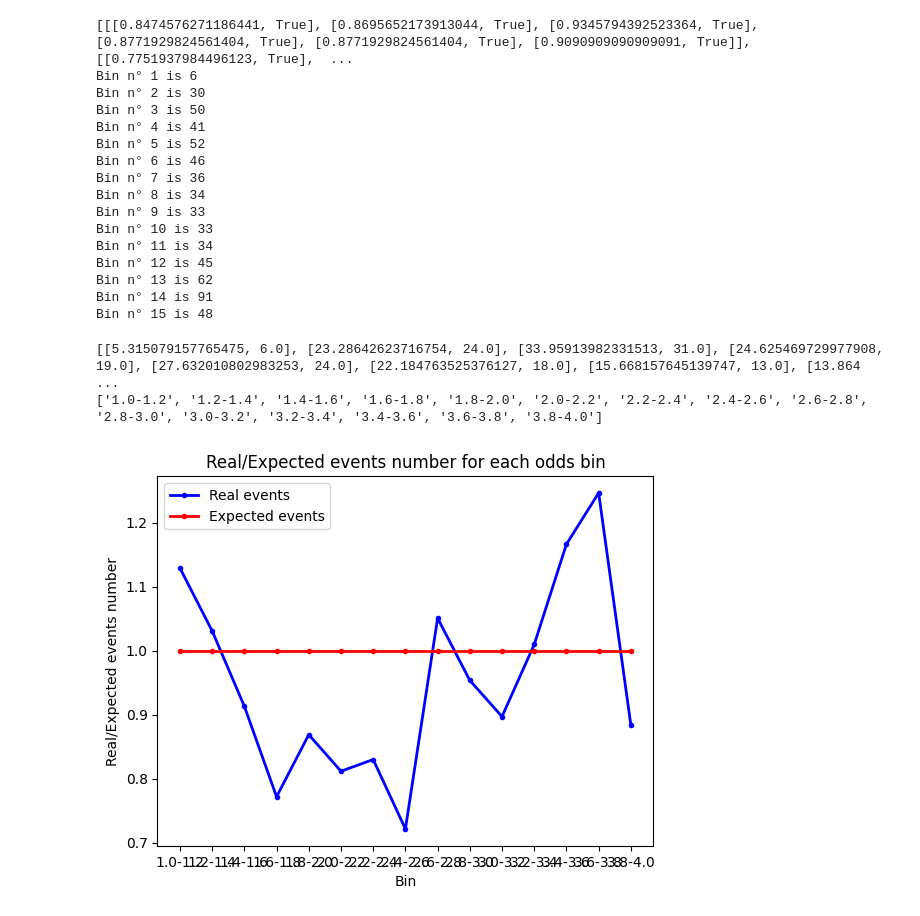
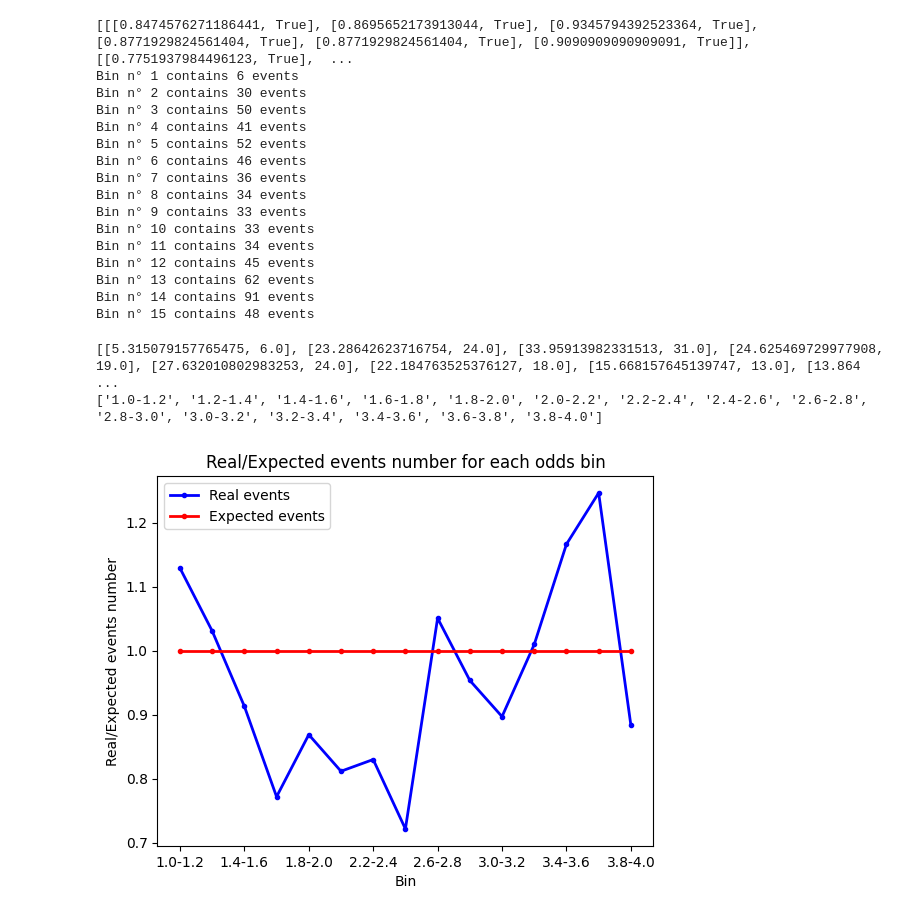
Before and after one commit to tomgiova97/betting-data-analysis, a Jupyter notebook: calc_odds_accuracy.ipynb, the cells around one changed output. Saved outputs shown, nothing was run; the diff lists cells and outputs as text; code cells hidden in the pictures.

```diff
--- a/calc_odds_accuracy.ipynb
+++ b/calc_odds_accuracy.ipynb
@@ -71,29 +74,31 @@ for index, row in filtered_df.iterrows():
     away_win_bin_index = get_bin_index(LOW_ODD_LIMIT, UPP_ODD_LIMIT, ODD_STEP_SIZE, away_win_odd)
     draw_bin_index = get_bin_index(LOW_ODD_LIMIT, UPP_ODD_LIMIT, ODD_STEP_SIZE, draw_odd)
 
+    # bins = fill_h2h_bins(bins, match_score, home_win_bin_index, away_win_bin_index, draw_bin_index
+    #                  , home_win_odd, away_win_odd, draw_odd)
     bins = fill_h2h_bins(bins, match_score, home_win_bin_index, away_win_bin_index, draw_bin_index
-                     , home_win_odd, away_win_odd, draw_odd)
+                    , home_win_odd, away_win_odd, draw_odd, False)
 # %%
 print(bins)
 for i in range(0,len(bins)):
-    print(f"Bin n° {i+1} is {len(bins[i])}" )
+    print(f"Bin n° {i+1} contains {len(bins[i])} events" )
 # %% [output]
 [[[0.8474576271186441, True], [0.8695652173913044, True], [0.9345794392523364, True], [0.8771929824561404, True], [0.8771929824561404, True], [0.9090909090909091, True]], [[0.7751937984496123, True],  ...
-Bin n° 1 is 6
-Bin n° 2 is 30
-Bin n° 3 is 50
-Bin n° 4 is 41
-Bin n° 5 is 52
-Bin n° 6 is 46
-Bin n° 7 is 36
-Bin n° 8 is 34
-Bin n° 9 is 33
-Bin n° 10 is 33
-Bin n° 11 is 34
-Bin n° 12 is 45
-Bin n° 13 is 62
-Bin n° 14 is 91
-Bin n° 15 is 48
+Bin n° 1 contains 6 events
+Bin n° 2 contains 30 events
+Bin n° 3 contains 50 events
+Bin n° 4 contains 41 events
+Bin n° 5 contains 52 events
+Bin n° 6 contains 46 events
+Bin n° 7 contains 36 events
+Bin n° 8 contains 34 events
+Bin n° 9 contains 33 events
+Bin n° 10 contains 33 events
+Bin n° 11 contains 34 events
+Bin n° 12 contains 45 events
+Bin n° 13 contains 62 events
+Bin n° 14 contains 91 events
+Bin n° 15 contains 48 events
 # %%
 odds_accuracies = []
 
@@ -124,20 +129,21 @@ for element in odds_accuracies:
 # %%
 # Create a scatter plot with connecting lines for the first set of data
 plt.plot(bins_labels, norm_odds_accuracies, color='blue', marker='.', linestyle='-', linewidth=2, label='Real events')
 
 # Create a scatter plot with connecting lines for the second set of data
 plt.plot(bins_labels, np.ones(bins_number), color='red', marker='.', linestyle='-', linewidth=2, label='Expected events')
 
 
 # Adding labels and title
 plt.xlabel('Bin')
 plt.ylabel('Real/Expected events number')
 plt.title('Real/Expected events number for each odds bin')
+plt.xticks(bins_labels[::2])
 plt.legend()
 
 # Show the plot
 plt.show()
 # %% [output]
-[figure, old version]
+[figure, new version]
 # %%
 ## Calculate standard deviations
```
Also changed, not shown: parts of 1 cell of this notebook, 5 other files.
